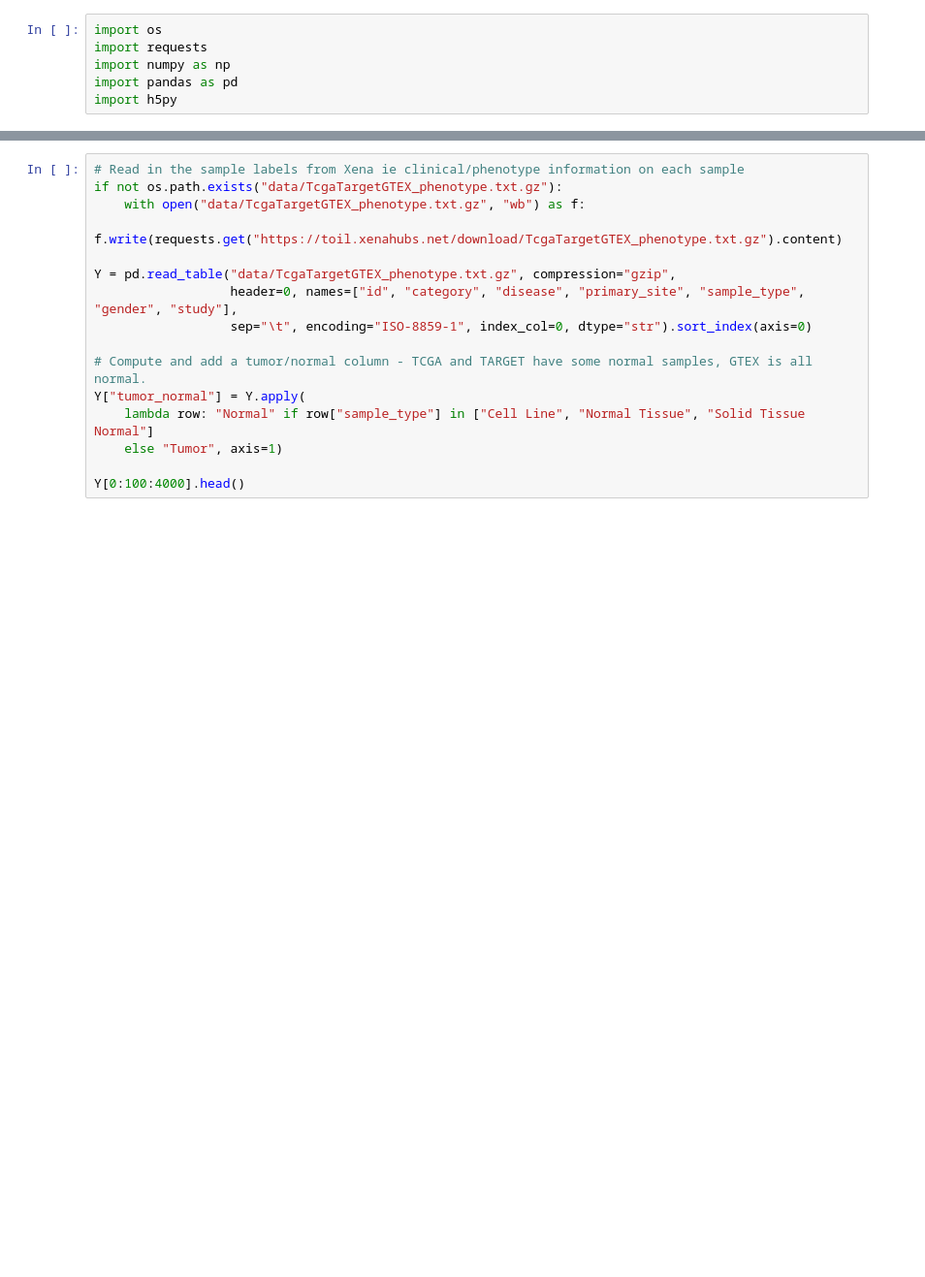
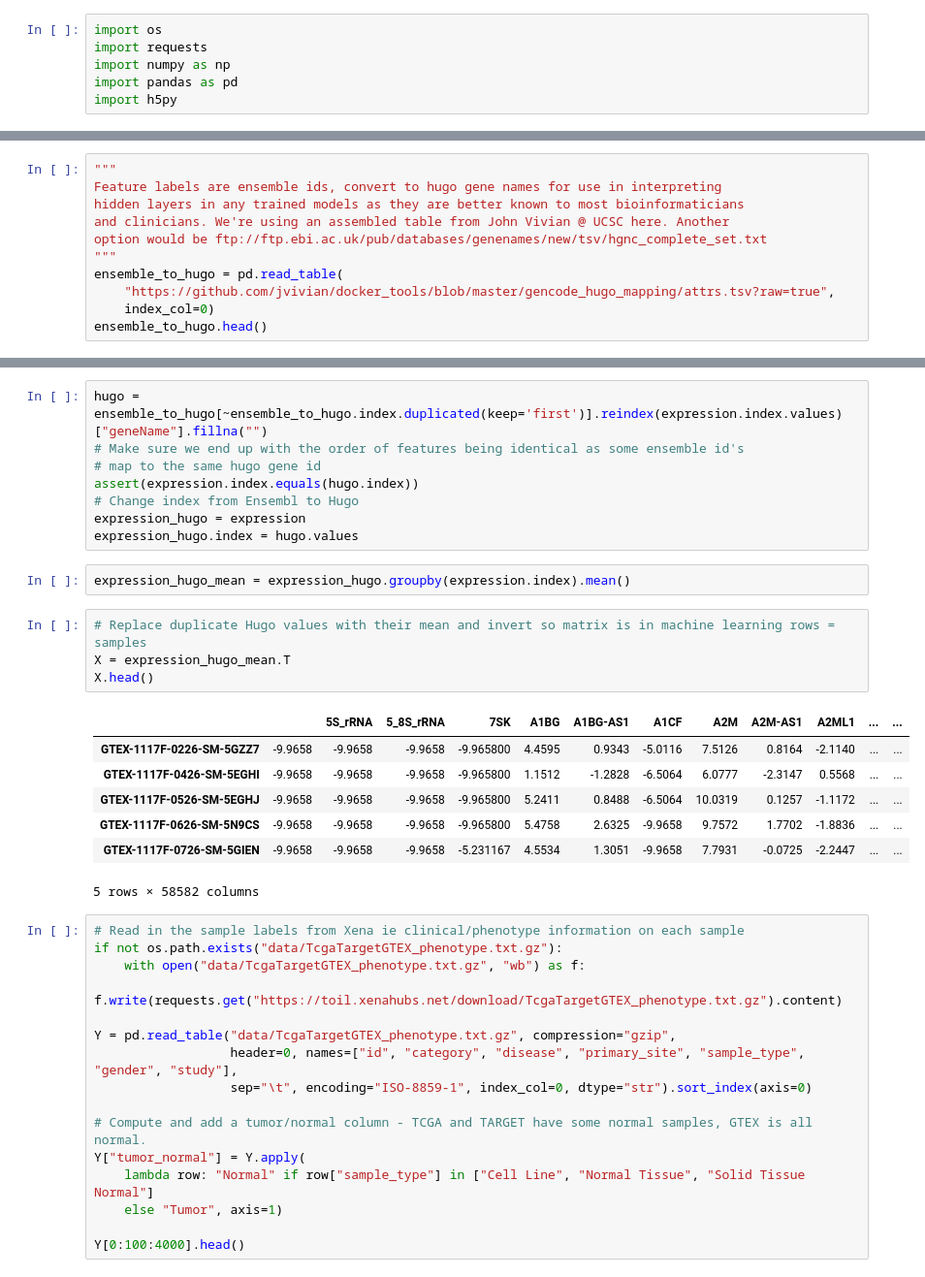
Before and after one commit to rcurrie/tumornormal, a Jupyter notebook: ingest.ipynb, the cells around one changed output, grey strips where cells are left out. Shown at 97% size. Saved outputs shown, nothing was run; the diff lists cells and outputs as text; blank space fills up the shorter version.

```diff
--- a/ingest.ipynb
+++ b/ingest.ipynb
@@ -65,0 +67,11 @@ X.head()
+# %%
+"""
+Feature labels are ensemble ids, convert to hugo gene names for use in interpreting
+hidden layers in any trained models as they are better known to most bioinformaticians
+and clinicians. We're using an assembled table from John Vivian @ UCSC here. Another
+option would be ftp://ftp.ebi.ac.uk/pub/databases/genenames/new/tsv/hgnc_complete_set.txt
+"""
+ensemble_to_hugo = pd.read_table(
+    "https://github.com/jvivian/docker_tools/blob/master/gencode_hugo_mapping/attrs.tsv?raw=true",
+    index_col=0)
+ensemble_to_hugo.head()
@@ -66,3 +86,25 @@ X.head()
+# %%
+hugo = ensemble_to_hugo[~ensemble_to_hugo.index.duplicated(keep='first')].reindex(expression.index.values)["geneName"].fillna("")
+# Make sure we end up with the order of features being identical as some ensemble id's
+# map to the same hugo gene id
+assert(expression.index.equals(hugo.index))
+# Change index from Ensembl to Hugo
+expression_hugo = expression
+expression_hugo.index = hugo.values
+# %%
+expression_hugo_mean = expression_hugo.groupby(expression.index).mean()
+# %%
+# Replace duplicate Hugo values with their mean and invert so matrix is in machine learning rows = samples
+X = expression_hugo_mean.T
+X.head()
+# %% [output]
+|  |  | 5S_rRNA | 5_8S_rRNA | 7SK | A1BG | A1BG-AS1 | A1CF | A2M | A2M-AS1 | A2ML1 | ... | ... |
+| GTEX-1117F-0226-SM-5GZZ7 | -9.9658 | -9.9658 | -9.9658 | -9.965800 | 4.4595 | 0.9343 | -5.0116 | 7.5126 | 0.8164 | -2.1140 | ... | ... |
+| GTEX-1117F-0426-SM-5EGHI | -9.9658 | -9.9658 | -9.9658 | -9.965800 | 1.1512 | -1.2828 | -6.5064 | 6.0777 | -2.3147 | 0.5568 | ... | ... |
+| GTEX-1117F-0526-SM-5EGHJ | -9.9658 | -9.9658 | -9.9658 | -9.965800 | 5.2411 | 0.8488 | -6.5064 | 10.0319 | 0.1257 | -1.1172 | ... | ... |
+| GTEX-1117F-0626-SM-5N9CS | -9.9658 | -9.9658 | -9.9658 | -9.965800 | 5.4758 | 2.6325 | -9.9658 | 9.7572 | 1.7702 | -1.8836 | ... | ... |
+| GTEX-1117F-0726-SM-5GIEN | -9.9658 | -9.9658 | -9.9658 | -5.231167 | 4.5534 | 1.3051 | -9.9658 | 7.7931 | -0.0725 | -2.2447 | ... | ... |
+5 rows × 58582 columns
 # %%
 # Read in the sample labels from Xena ie clinical/phenotype information on each sample
 if not os.path.exists("data/TcgaTargetGTEX_phenotype.txt.gz"):
```
Also changed, not shown: parts of 7 cells of this notebook, 2 other files.
